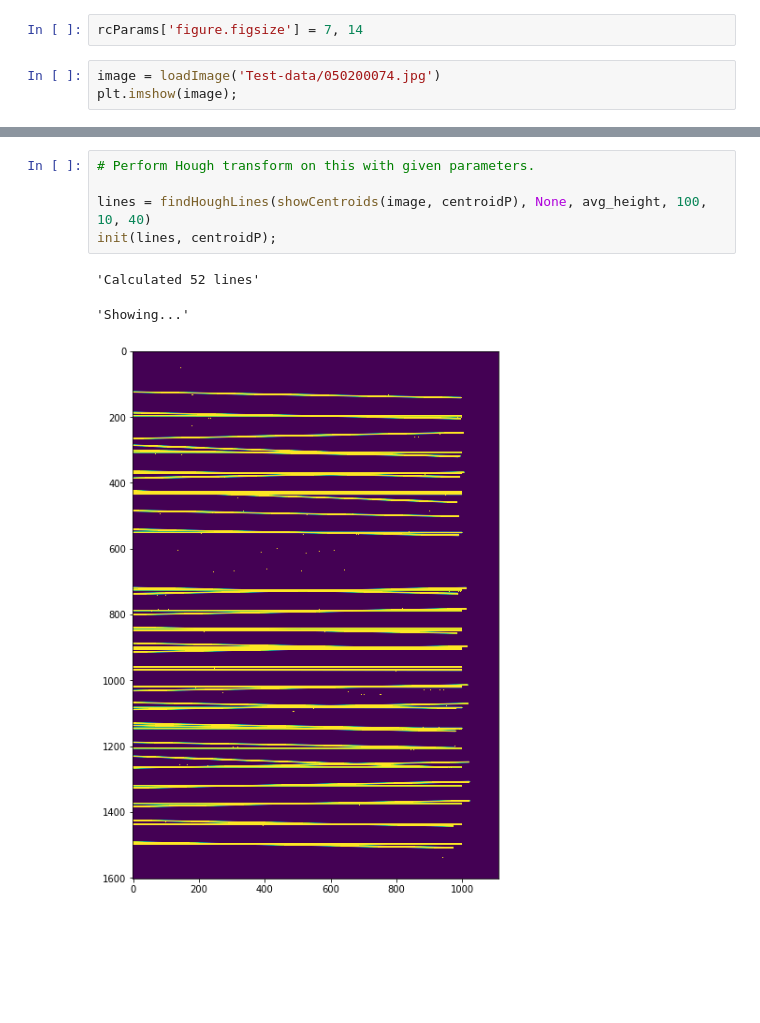
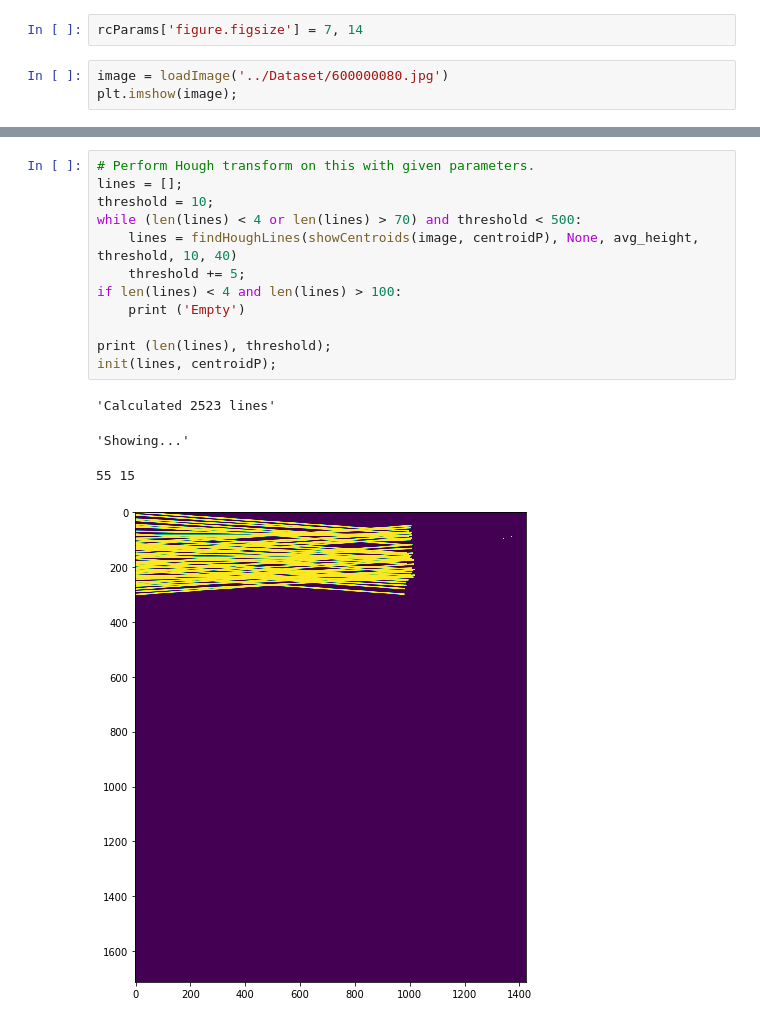
Before and after one commit to lcukerd/Louloudis, a Jupyter notebook: Implementation.ipynb, the cells around one changed output, grey strips where cells are left out. Cells and saved outputs as stored; diff of their text form; blank space fills up the shorter version.

```diff
--- a/Implementation.ipynb
+++ b/Implementation.ipynb
@@ -17,6 +18,6 @@ from globalVar import *
 # %%
 rcParams['figure.figsize'] = 7, 14
 # %%
-image = loadImage('Test-data/050200074.jpg')
+image = loadImage('../Dataset/600000080.jpg')
 plt.imshow(image);
 # %% [output]
@@ -48,10 +49,18 @@ ax[1].set_title('Partitioned', fontsize=20);
 # %%
 # Perform Hough transform on this with given parameters.
+lines = [];
+threshold = 10;
+while (len(lines) < 4 or len(lines) > 70) and threshold < 500:
+    lines = findHoughLines(showCentroids(image, centroidP), None, avg_height, threshold, 10, 40)
+    threshold += 5;
+if len(lines) < 4 and len(lines) > 100:
+    print ('Empty')
 
-lines = findHoughLines(showCentroids(image, centroidP), None, avg_height, 100, 10, 40)
+print (len(lines), threshold);
 init(lines, centroidP);
 # %% [output]
-'Calculated 52 lines'
+'Calculated 2523 lines'
 'Showing...'
+55 15
-[figure, old version]
+[figure, new version]
 # %%
```
Also changed, not shown: parts of 12 cells of this notebook, 4 other files.
